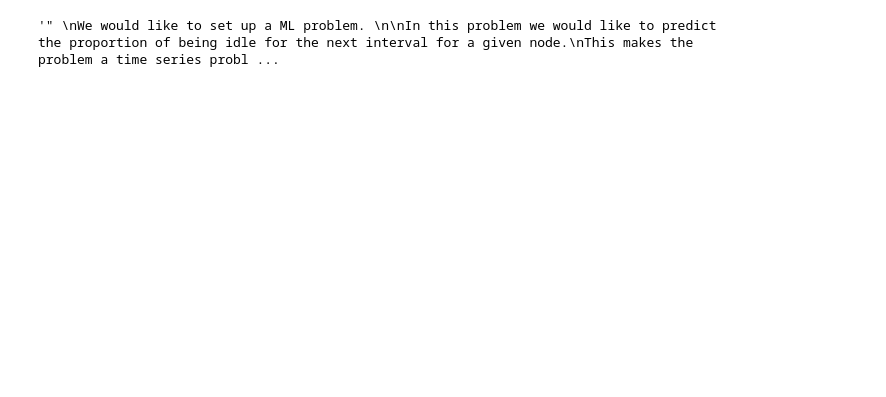
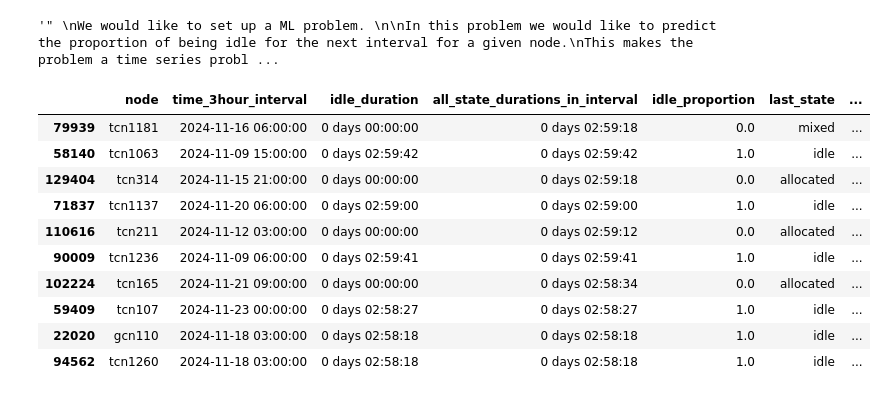
Before and after one commit to sara-nl/energy_efficiency_system_level, a Jupyter notebook: ML_sinfo.ipynb, the cells around one changed output. Drawn from its saved outputs; the diff is of its cells as text; code cells hidden in the pictures; blank space fills up the shorter version.

```diff
--- a/ML_sinfo.ipynb
+++ b/ML_sinfo.ipynb
@@ -32,7 +32,24 @@ Then we predict the next step belongs to which class. This is more realistic bec
 # %%
 pd.set_option('display.max_columns', None)
 pd.set_option('display.max_rows', None)
 pd.options.display.precision = 4 # show 4 digits precision
 folder_path_slurm_data = Path('./system_analytics_2024/slurm_data')
 folder_path_prom_data = Path('./system_analytics_2024/prom_data')
 folder_path_saving_results = Path('./results')
+
+file_path_sinfo_enriched = folder_path_prom_data/'cleaned_data_for_ML'/'sinfo_enriched.parquet.gzip'
+df = pd.read_parquet(file_path_sinfo_enriched)
+
+df.sample(n=10)
+# %% [output]
+|  | node | time_3hour_interval | idle_duration | all_state_durations_in_interval | idle_proportion | last_state | ... |
+| 79939 | tcn1181 | 2024-11-16 06:00:00 | 0 days 00:00:00 | 0 days 02:59:18 | 0.0 | mixed | ... |
+| 58140 | tcn1063 | 2024-11-09 15:00:00 | 0 days 02:59:42 | 0 days 02:59:42 | 1.0 | idle | ... |
+| 129404 | tcn314 | 2024-11-15 21:00:00 | 0 days 00:00:00 | 0 days 02:59:18 | 0.0 | allocated | ... |
+| 71837 | tcn1137 | 2024-11-20 06:00:00 | 0 days 02:59:00 | 0 days 02:59:00 | 1.0 | idle | ... |
+| 110616 | tcn211 | 2024-11-12 03:00:00 | 0 days 00:00:00 | 0 days 02:59:12 | 0.0 | allocated | ... |
+| 90009 | tcn1236 | 2024-11-09 06:00:00 | 0 days 02:59:41 | 0 days 02:59:41 | 1.0 | idle | ... |
+| 102224 | tcn165 | 2024-11-21 09:00:00 | 0 days 00:00:00 | 0 days 02:58:34 | 0.0 | allocated | ... |
+| 59409 | tcn107 | 2024-11-23 00:00:00 | 0 days 02:58:27 | 0 days 02:58:27 | 1.0 | idle | ... |
+| 22020 | gcn110 | 2024-11-18 03:00:00 | 0 days 02:58:18 | 0 days 02:58:18 | 1.0 | idle | ... |
+| 94562 | tcn1260 | 2024-11-18 03:00:00 | 0 days 02:58:18 | 0 days 02:58:18 | 1.0 | idle | ... |
```
Also changed, not shown: parts of 10 cells of this notebook, 4 other files.
